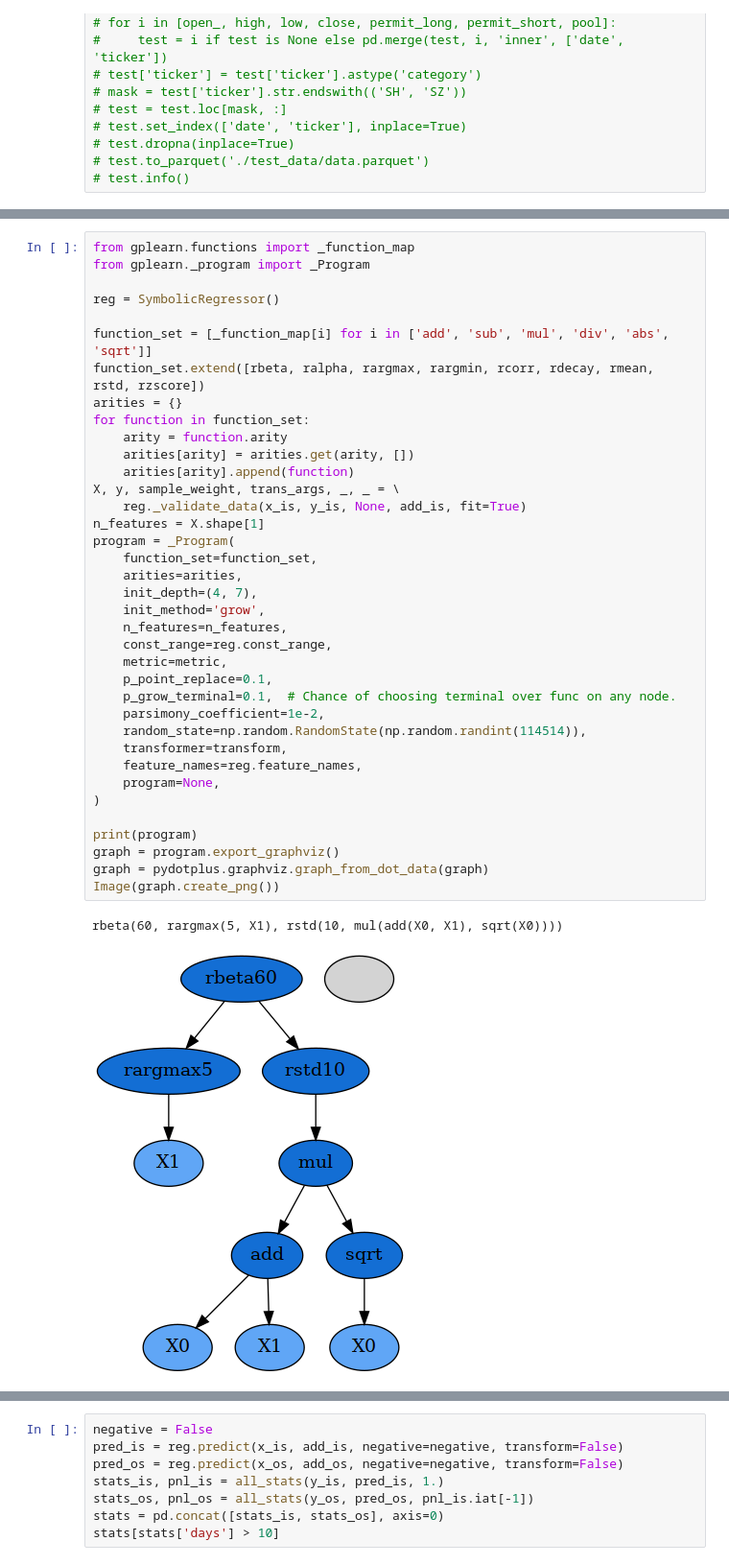
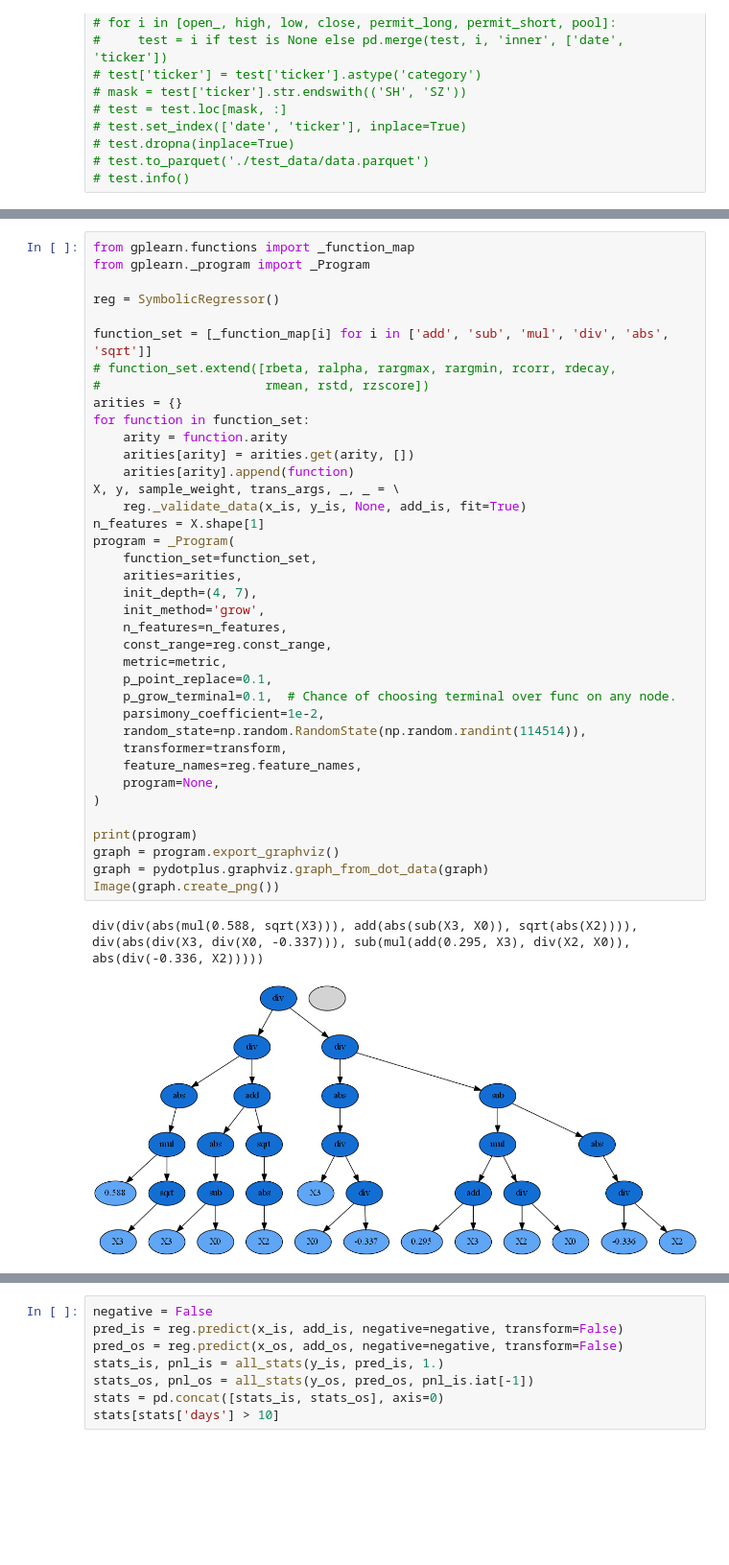
Before and after one commit to Ct-nep/gplearn-for-finance, a Jupyter notebook: test_gp.ipynb, the cells around one changed output, grey strips where cells are left out. Shown: that part at 96% size. Saved outputs shown, nothing was run; the diff lists cells and outputs as text; blank space fills up the shorter version.

```diff
--- a/test_gp.ipynb
+++ b/test_gp.ipynb
@@ -543,39 +549,40 @@ from gplearn._program import _Program
 reg = SymbolicRegressor()
 
 function_set = [_function_map[i] for i in ['add', 'sub', 'mul', 'div', 'abs', 'sqrt']]
-function_set.extend([rbeta, ralpha, rargmax, rargmin, rcorr, rdecay, rmean, rstd, rzscore])
+# function_set.extend([rbeta, ralpha, rargmax, rargmin, rcorr, rdecay,
+#                      rmean, rstd, rzscore])
 arities = {}
 for function in function_set:
     arity = function.arity
     arities[arity] = arities.get(arity, [])
     arities[arity].append(function)
 X, y, sample_weight, trans_args, _, _ = \
     reg._validate_data(x_is, y_is, None, add_is, fit=True)
 n_features = X.shape[1]
 program = _Program(
     function_set=function_set,
     arities=arities,
     init_depth=(4, 7),
     init_method='grow',
     n_features=n_features,
     const_range=reg.const_range,
     metric=metric,
     p_point_replace=0.1,
     p_grow_terminal=0.1,  # Chance of choosing terminal over func on any node.
     parsimony_coefficient=1e-2,
     random_state=np.random.RandomState(np.random.randint(114514)),
     transformer=transform,
     feature_names=reg.feature_names,
     program=None,
 )
 
 print(program)
 graph = program.export_graphviz()
 graph = pydotplus.graphviz.graph_from_dot_data(graph)
 Image(graph.create_png())
 # %% [output]
-rbeta(60, rargmax(5, X1), rstd(10, mul(add(X0, X1), sqrt(X0))))
+div(div(abs(mul(0.588, sqrt(X3))), add(abs(sub(X3, X0)), sqrt(abs(X2)))), div(abs(div(X3, div(X0, -0.337))), sub(mul(add(0.295, X3), div(X2, X0)), abs(div(-0.336, X2)))))
-[figure, old version]
+[figure, new version]
 # %%
 program.raw_fitness_, pnl = program.raw_fitness(X, y, sample_weight,
                                                 trans_args, return_pnl=True)
```
Also changed, not shown: parts of 17 cells of this notebook, 2 other files.
